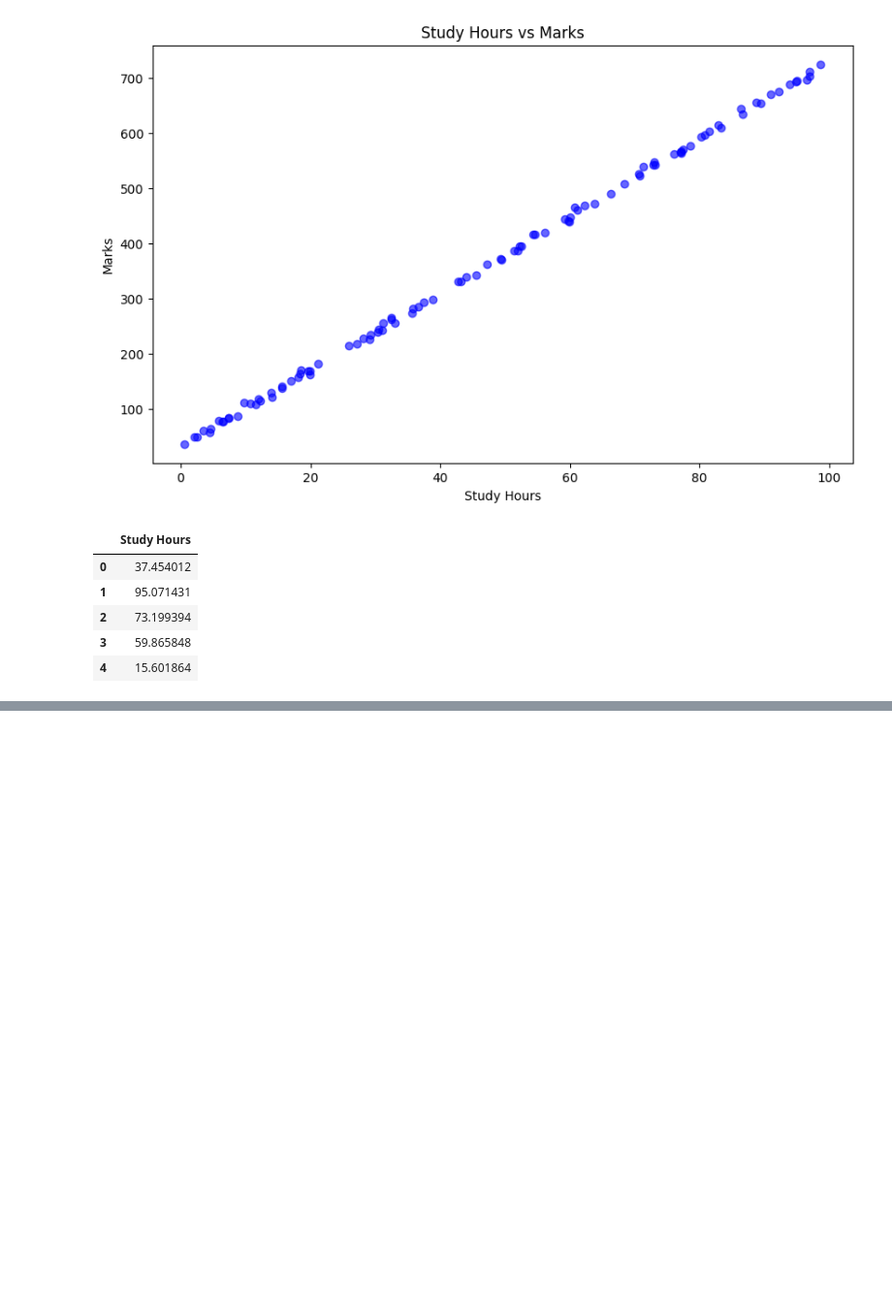
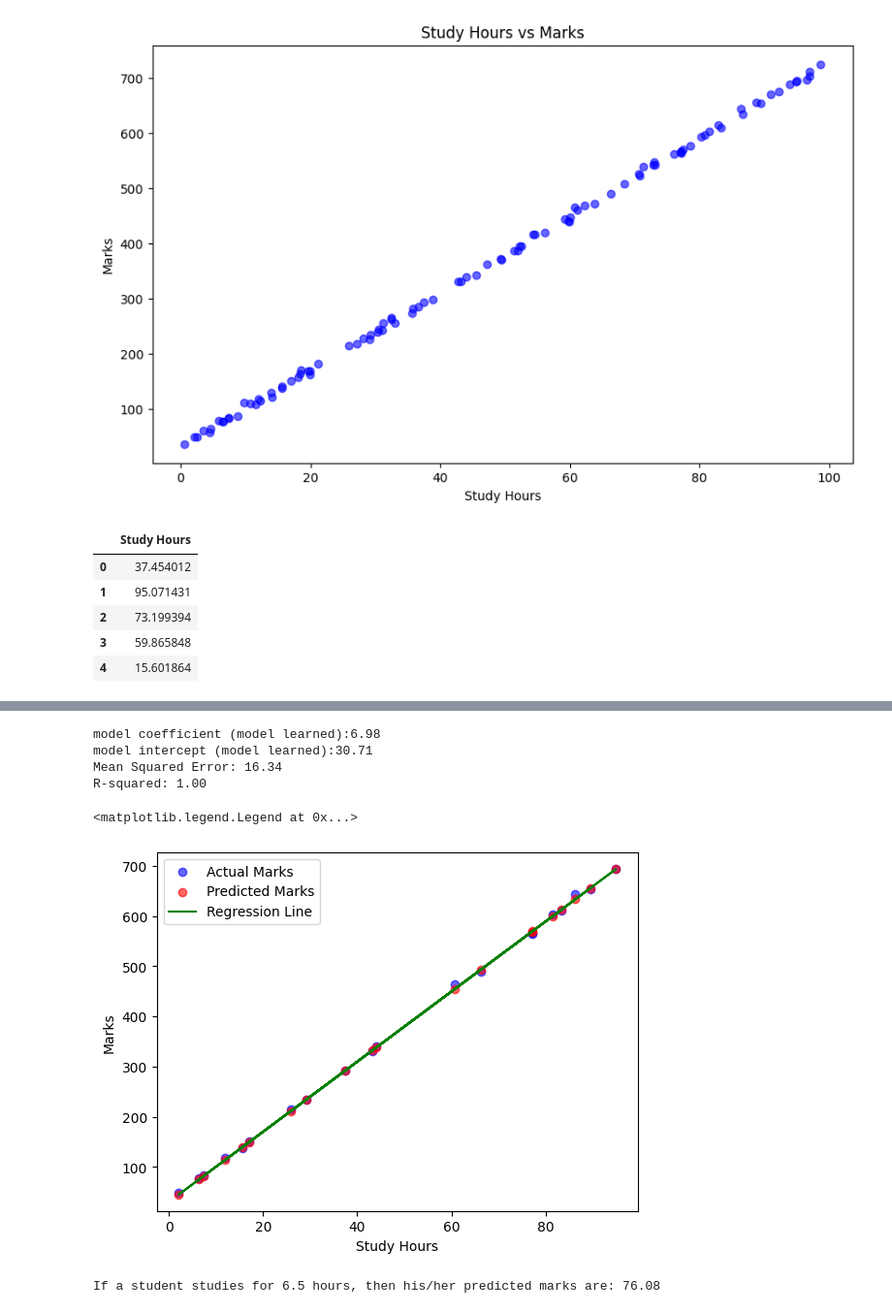
Before and after one commit to jibany95-max/Machinelearning_AI, a Jupyter notebook: Linear_Regressions/linear_regression.ipynb, the cells around one changed output, grey strips where cells are left out. Shown at 97% size. Drawn from its saved outputs; the diff is of its cells as text; code cells hidden in the pictures; blank space fills up the shorter version.

```diff
--- a/Linear_Regressions/linear_regression.ipynb
+++ b/Linear_Regressions/linear_regression.ipynb
@@ -84,7 +84,7 @@ plt.show()
 [figure]
 # %%
 x = regression_df[['Study Hours']]
-y = regression_df[['Marks']]
+y = regression_df['Marks']
 # %%
 x.head()
 # %% [output]
@@ -113,0 +114,3 @@ Marks shape: {(100, 1)}
+# %%
+from sklearn.model_selection import train_test_split
+x_train, x_test, y_train, y_test = train_test_split(x, y, test_size=0.2, random_state=42)
@@ -113,0 +127,4 @@ Marks shape: {(100, 1)}
+# %%
+from sklearn.linear_model import LinearRegression
+model = LinearRegression()
+model.fit(x_train, y_train)
@@ -113,0 +139,2 @@ Marks shape: {(100, 1)}
+# %%
+y_pred = model.predict(x_test)
@@ -113,0 +191,20 @@ Marks shape: {(100, 1)}
+# %%
+print(f"model coefficient (model learned):{model.coef_[0]:.2f}")
+print(f"model intercept (model learned):{model.intercept_:.2f}")
+print(f"Mean Squared Error: {mse:.2f}")
+print(f"R-squared: {r2:.2f}")
+# %% [output]
+model coefficient (model learned):6.98
+model intercept (model learned):30.71
+Mean Squared Error: 16.34
+R-squared: 1.00
+# %%
+plt.scatter(x_test, y_test, color='blue', label='Actual Marks', alpha = 0.6)
+plt.scatter(x_test, y_pred, color='red', label='Predicted Marks', alpha = 0.6)
+plt.plot(x_test, y_pred, color='green', label='Regression Line')
+plt.xlabel('Study Hours')
+plt.ylabel('Marks')
+plt.legend()
+# %% [output]
+<matplotlib.legend.Legend at 0x...>
+[figure, added]
@@ -113,0 +217,4 @@ Marks shape: {(100, 1)}
+# %%
+print(f"If a student studies for {new_study_hours} hours, then his/her predicted marks are: {predicted_marks[0]:.2f}")
+# %% [output]
+If a student studies for 6.5 hours, then his/her predicted marks are: 76.08
```
Also changed, not shown: parts of 11 cells of this notebook, 1 other file.
